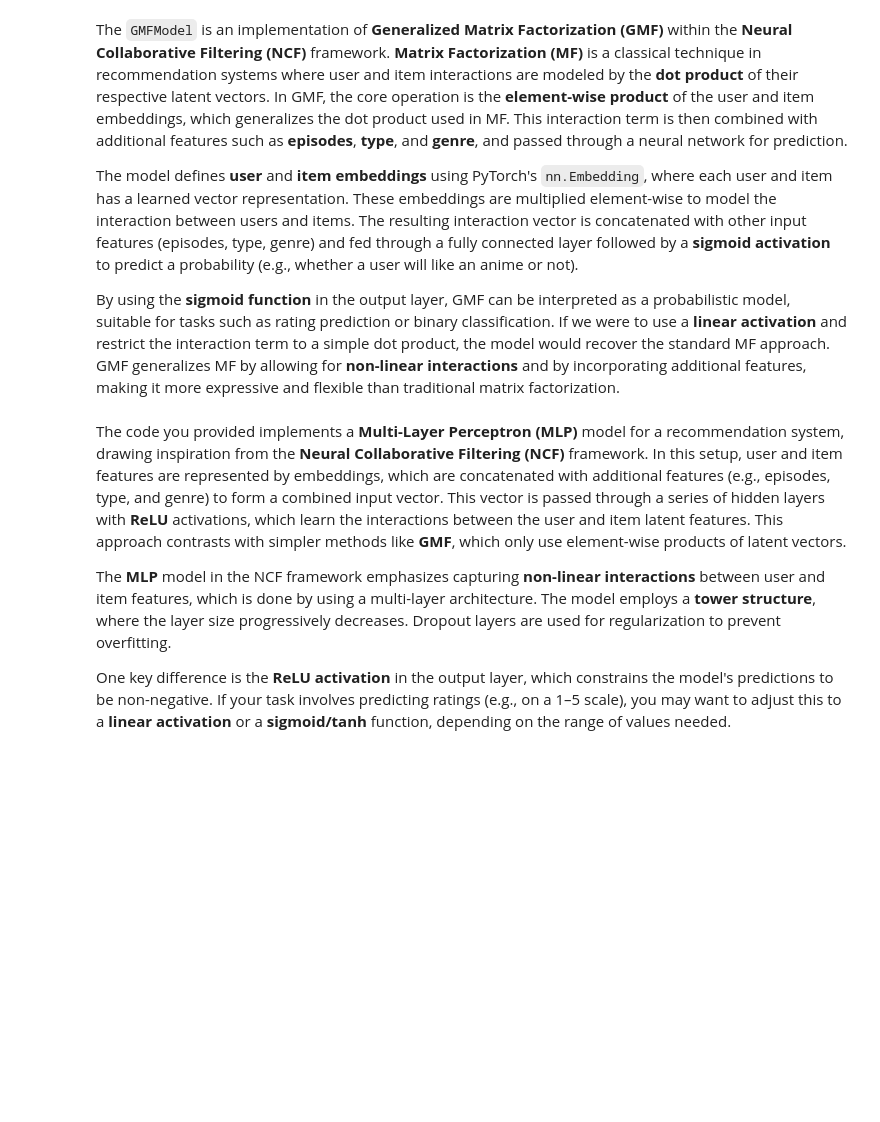
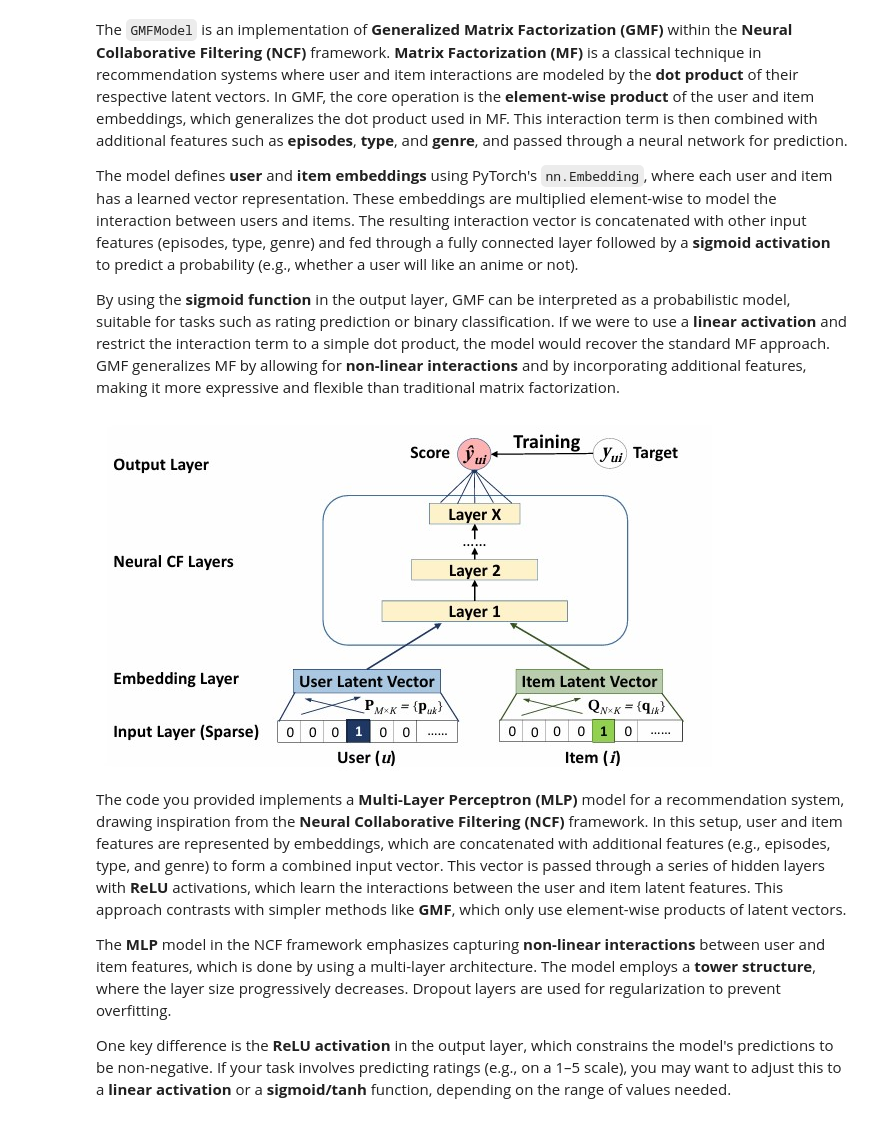
Before and after one commit to Baronlegend27/CS577-Project, a Jupyter notebook: ncf-notebook.ipynb, the cells around one changed output. Drawn from its saved outputs; the diff is of its cells as text; code cells hidden in the pictures; blank space fills up the shorter version.

```diff
--- a/ncf-notebook.ipynb
+++ b/ncf-notebook.ipynb
@@ -16,6 +27,12 @@ The `GMFModel` is an implementation of **Generalized Matrix Factorization (GMF)*
 The model defines **user** and **item embeddings** using PyTorch's `nn.Embedding`, where each user and item has a learned vector representation. These embeddings are multiplied element-wise to model the interaction between users and items. The resulting interaction vector is concatenated with other input features (episodes, type, genre) and fed through a fully connected layer followed by a **sigmoid activation** to predict a probability (e.g., whether a user will like an anime or not).
 
 By using the **sigmoid function** in the output layer, GMF can be interpreted as a probabilistic model, suitable for tasks such as rating prediction or binary classification. If we were to use a **linear activation** and restrict the interaction term to a simple dot product, the model would recover the standard MF approach. GMF generalizes MF by allowing for **non-linear interactions** and by incorporating additional features, making it more expressive and flexible than traditional matrix factorization.
+# %%
+#Below is the general overview of how a model will look within this framework
+from IPython.display import Image
+Image(filename='Images\\NEF_framework.jpg')
+# %% [output]
+[figure, added]
 # %%
 import torch
 from torch import nn
```
Also changed, not shown: parts of 3 cells of this notebook, 3 other files.
